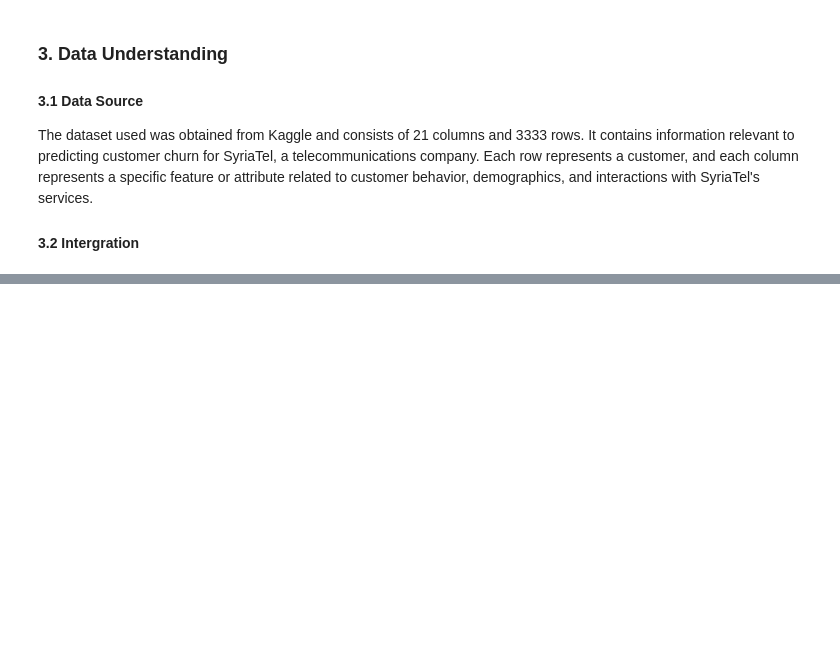
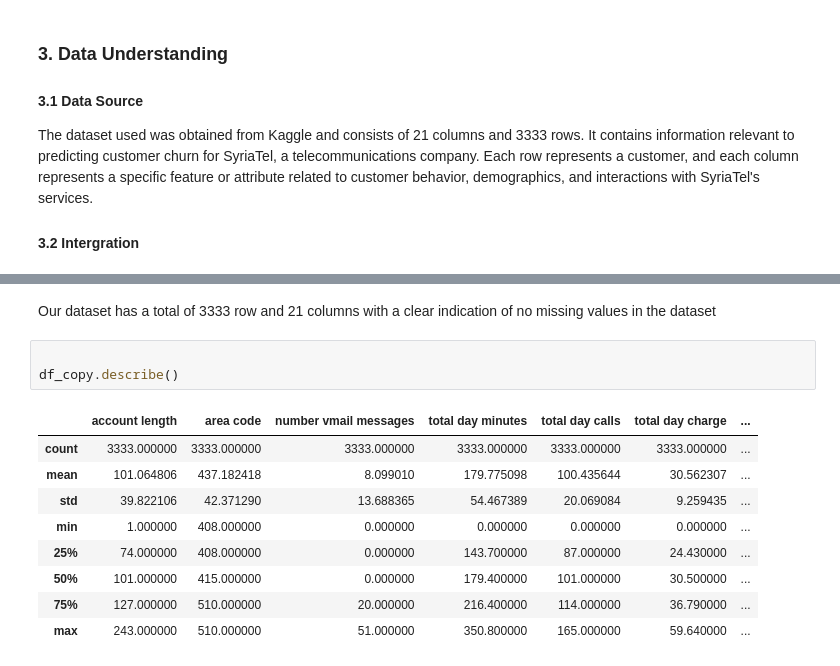
Before and after one commit to Marian-amo/SyriaTel--telecom-customer-churn-prediction, a Jupyter notebook: notebook.ipynb, the cells around one changed output, grey strips where cells are left out. Saved outputs shown, nothing was run; the diff lists cells and outputs as text; blank space fills up the shorter version.

```diff
--- a/notebook.ipynb
+++ b/notebook.ipynb
@@ -36,0 +98,15 @@ The dataset used  was obtained from Kaggle and consists of 21 columns and 3333 r
+# %% [markdown]
+Our dataset has a total of 3333 row and 21 columns with a clear indication of no missing values in the dataset
+# %%
+
+df_copy.describe()
+# %% [output]
+|  | account length | area code | number vmail messages | total day minutes | total day calls | total day charge | ... |
+| count | 3333.000000 | 3333.000000 | 3333.000000 | 3333.000000 | 3333.000000 | 3333.000000 | ... |
+| mean | 101.064806 | 437.182418 | 8.099010 | 179.775098 | 100.435644 | 30.562307 | ... |
+| std | 39.822106 | 42.371290 | 13.688365 | 54.467389 | 20.069084 | 9.259435 | ... |
+| min | 1.000000 | 408.000000 | 0.000000 | 0.000000 | 0.000000 | 0.000000 | ... |
+| 25% | 74.000000 | 408.000000 | 0.000000 | 143.700000 | 87.000000 | 24.430000 | ... |
+| 50% | 101.000000 | 415.000000 | 0.000000 | 179.400000 | 101.000000 | 30.500000 | ... |
+| 75% | 127.000000 | 510.000000 | 20.000000 | 216.400000 | 114.000000 | 36.790000 | ... |
+| max | 243.000000 | 510.000000 | 51.000000 | 350.800000 | 165.000000 | 59.640000 | ... |
```
Also changed, not shown: parts of 7 cells of this notebook.
